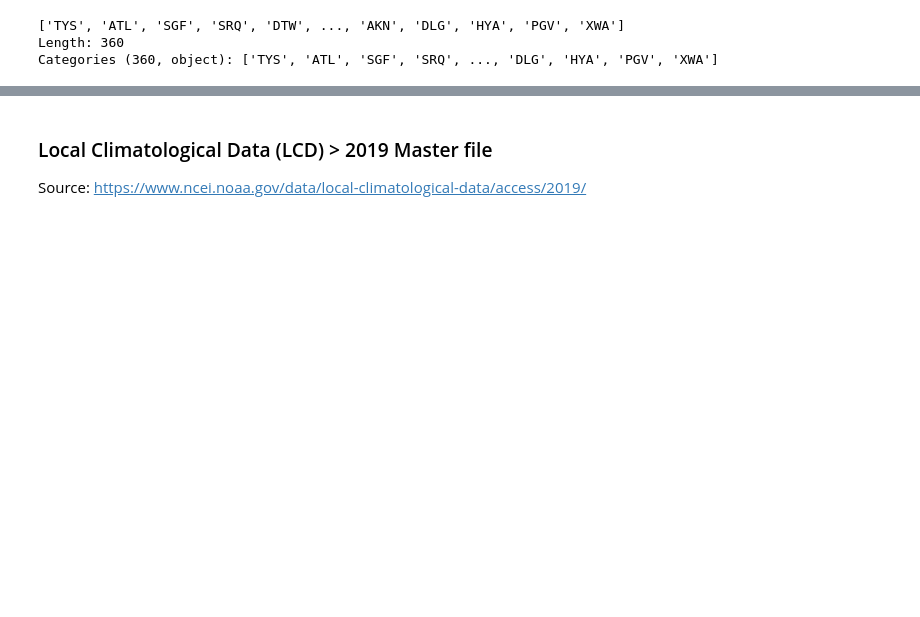
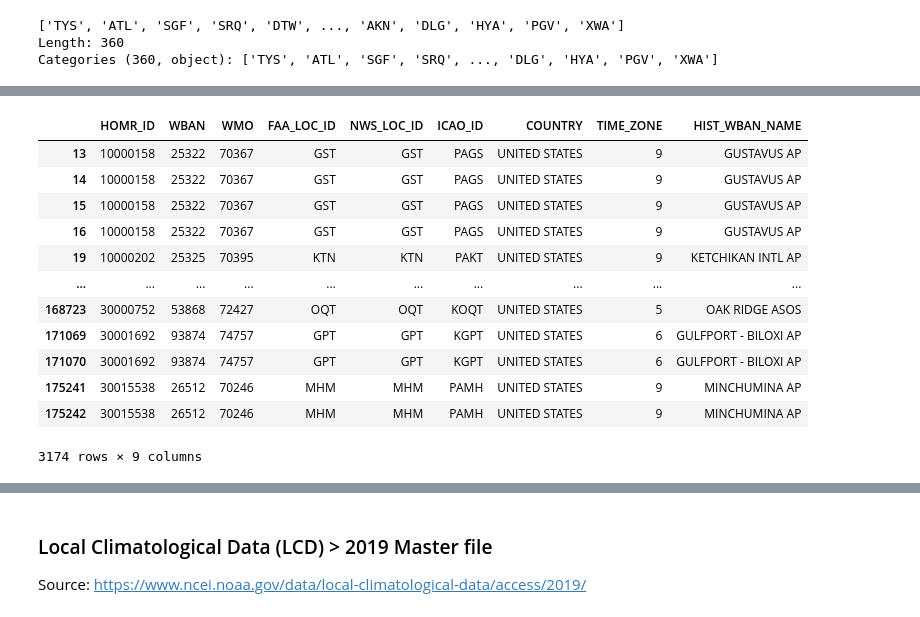
Before and after one commit to malonsol/TFM_KSchool, a Jupyter notebook: EDA/DELAY/WBAN_IATA.ipynb, the cells around one changed output, grey strips where cells are left out. Cells and saved outputs as stored; diff of their text form; code cells hidden in the pictures; blank space fills up the shorter version.

```diff
--- a/EDA/DELAY/WBAN_IATA.ipynb
+++ b/EDA/DELAY/WBAN_IATA.ipynb
@@ -302,0 +274,17 @@ Categories (360, object): ['TYS', 'ATL', 'SGF', 'SRQ', ..., 'DLG', 'HYA', 'PGV',
+# %%
+WBAN['ICAO_ID'] = WBAN['ICAO_ID'].str[-4:]
+WBAN
+# %% [output]
+|  | HOMR_ID | WBAN | WMO | FAA_LOC_ID | NWS_LOC_ID | ICAO_ID | COUNTRY | TIME_ZONE | HIST_WBAN_NAME |
+| 13 | 10000158 | 25322 | 70367 | GST | GST | PAGS | UNITED STATES | 9 | GUSTAVUS AP |
+| 14 | 10000158 | 25322 | 70367 | GST | GST | PAGS | UNITED STATES | 9 | GUSTAVUS AP |
+| 15 | 10000158 | 25322 | 70367 | GST | GST | PAGS | UNITED STATES | 9 | GUSTAVUS AP |
+| 16 | 10000158 | 25322 | 70367 | GST | GST | PAGS | UNITED STATES | 9 | GUSTAVUS AP |
+| 19 | 10000202 | 25325 | 70395 | KTN | KTN | PAKT | UNITED STATES | 9 | KETCHIKAN INTL AP |
+| ... | ... | ... | ... | ... | ... | ... | ... | ... | ... |
+| 168723 | 30000752 | 53868 | 72427 | OQT | OQT | KOQT | UNITED STATES | 5 | OAK RIDGE ASOS |
+| 171069 | 30001692 | 93874 | 74757 | GPT | GPT | KGPT | UNITED STATES | 6 | GULFPORT - BILOXI AP |
+| 171070 | 30001692 | 93874 | 74757 | GPT | GPT | KGPT | UNITED STATES | 6 | GULFPORT - BILOXI AP |
+| 175241 | 30015538 | 26512 | 70246 | MHM | MHM | PAMH | UNITED STATES | 9 | MINCHUMINA AP |
+| 175242 | 30015538 | 26512 | 70246 | MHM | MHM | PAMH | UNITED STATES | 9 | MINCHUMINA AP |
+3174 rows × 9 columns
```
Also changed, not shown: parts of 52 cells of this notebook.
